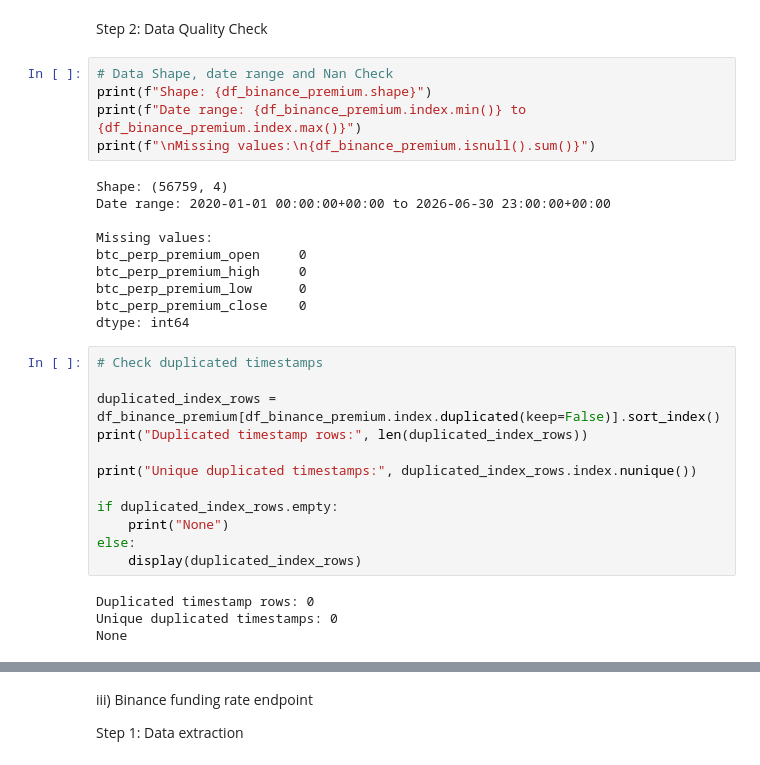
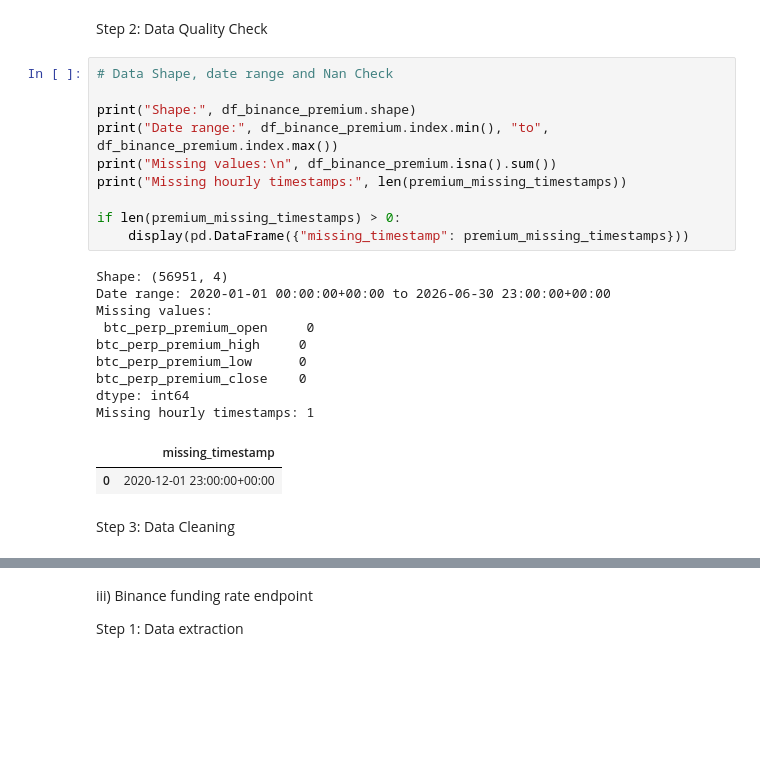
Before and after one commit to jade-lam/CQF, a Jupyter notebook: CQF_Final_Project.ipynb, the cells around one changed output, grey strips where cells are left out. Cells and saved outputs as stored; diff of their text form; blank space fills up the shorter version.

```diff
--- a/CQF_Final_Project.ipynb
+++ b/CQF_Final_Project.ipynb
@@ -740,32 +688,27 @@ Step 2: Data Quality Check
 </p>
 # %%
 # Data Shape, date range and Nan Check
-print(f"Shape: {df_binance_premium.shape}")
-print(f"Date range: {df_binance_premium.index.min()} to {df_binance_premium.index.max()}")
-print(f"\nMissing values:\n{df_binance_premium.isnull().sum()}")
+
+print("Shape:", df_binance_premium.shape)
+print("Date range:", df_binance_premium.index.min(), "to", df_binance_premium.index.max())
+print("Missing values:\n", df_binance_premium.isna().sum())
+print("Missing hourly timestamps:", len(premium_missing_timestamps))
+
+if len(premium_missing_timestamps) > 0:
+    display(pd.DataFrame({"missing_timestamp": premium_missing_timestamps}))
 # %% [output]
-Shape: (56759, 4)
+Shape: (56951, 4)
 Date range: 2020-01-01 00:00:00+00:00 to 2026-06-30 23:00:00+00:00
-
 Missing values:
-btc_perp_premium_open     0
+ btc_perp_premium_open     0
 btc_perp_premium_high     0
 btc_perp_premium_low      0
 btc_perp_premium_close    0
 dtype: int64
+Missing hourly timestamps: 1
+|  | missing_timestamp |
+| 0 | 2020-12-01 23:00:00+00:00 |
-# %%
-# Check duplicated timestamps
-
-duplicated_index_rows = df_binance_premium[df_binance_premium.index.duplicated(keep=False)].sort_index()
-print("Duplicated timestamp rows:", len(duplicated_index_rows))
-
-print("Unique duplicated timestamps:", duplicated_index_rows.index.nunique())
-
-if duplicated_index_rows.empty:
-    print("None")
-else:
-    display(duplicated_index_rows)
-# %% [output]
-Duplicated timestamp rows: 0
-Unique duplicated timestamps: 0
-None
+# %% [markdown]
+<p>
+Step 3: Data Cleaning
+</p>
```
Also changed, not shown: parts of 11 cells of this notebook.
